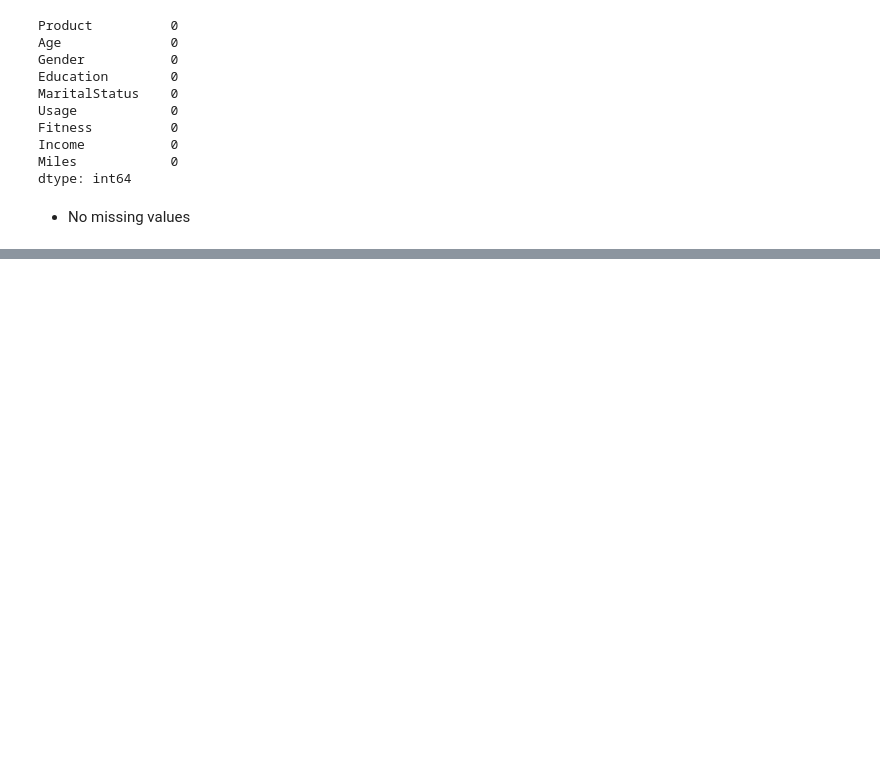
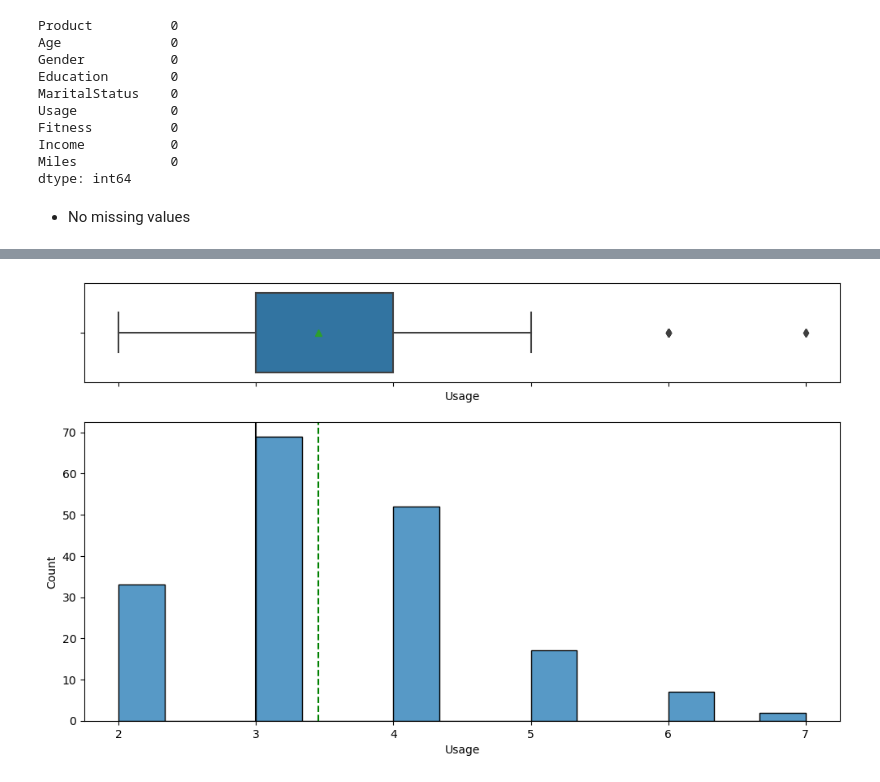
Before and after one commit to poonampal/AIML, a Jupyter notebook: Cardio Good Fitness Project - Problem Statement.ipynb, the cells around one changed output, grey strips where cells are left out. Saved outputs shown, nothing was run; the diff lists cells and outputs as text; code cells hidden in the pictures; blank space fills up the shorter version.

```diff
--- a/Cardio Good Fitness Project - Problem Statement.ipynb
+++ b/Cardio Good Fitness Project - Problem Statement.ipynb
@@ -129,0 +136,4 @@ np.pi
+# %%
+histogram_boxplot(df,'Usage')
+# %% [output]
+[figure, added]
```
Also changed, not shown: parts of 39 cells of this notebook, 1 other file.
